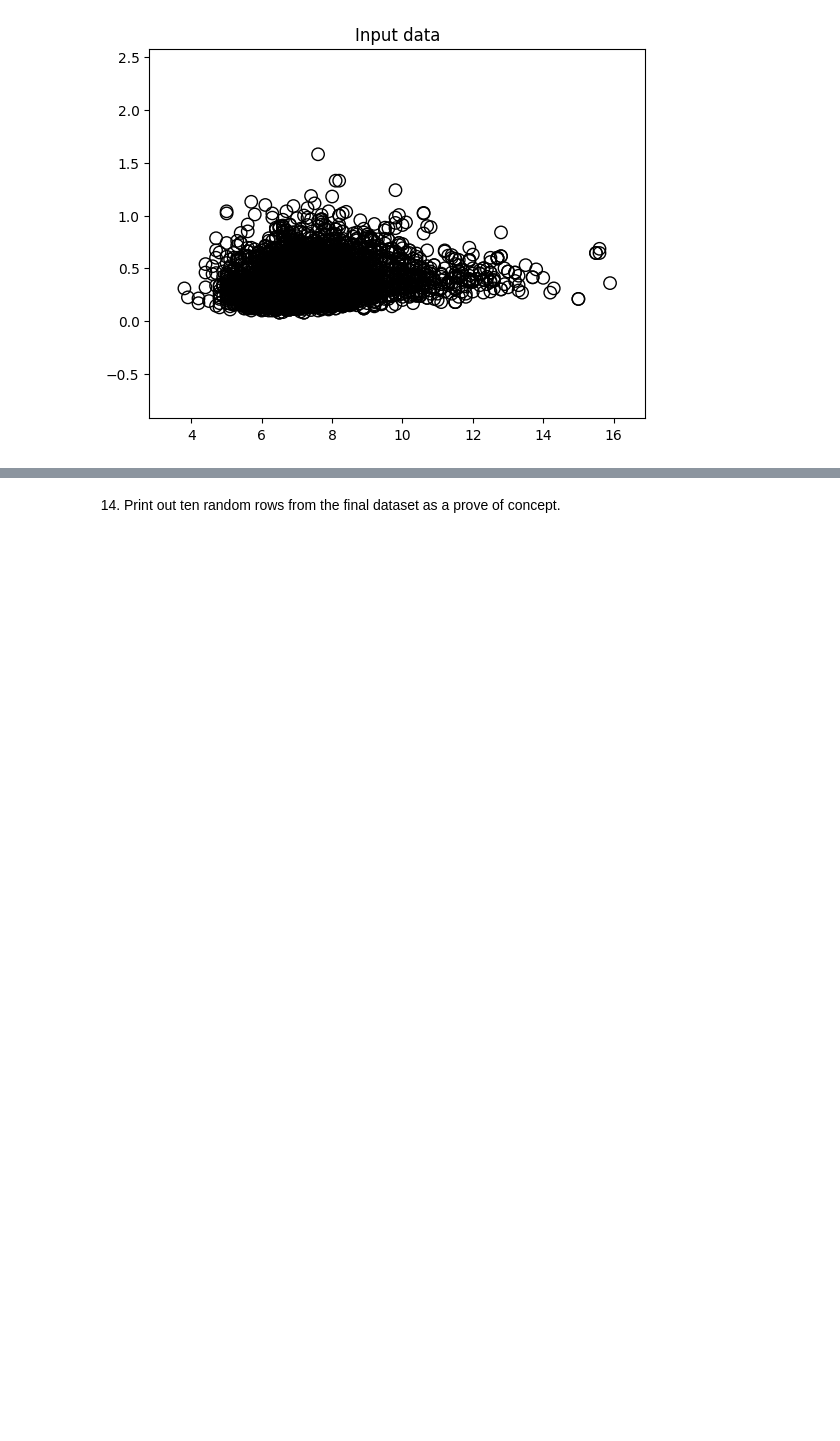
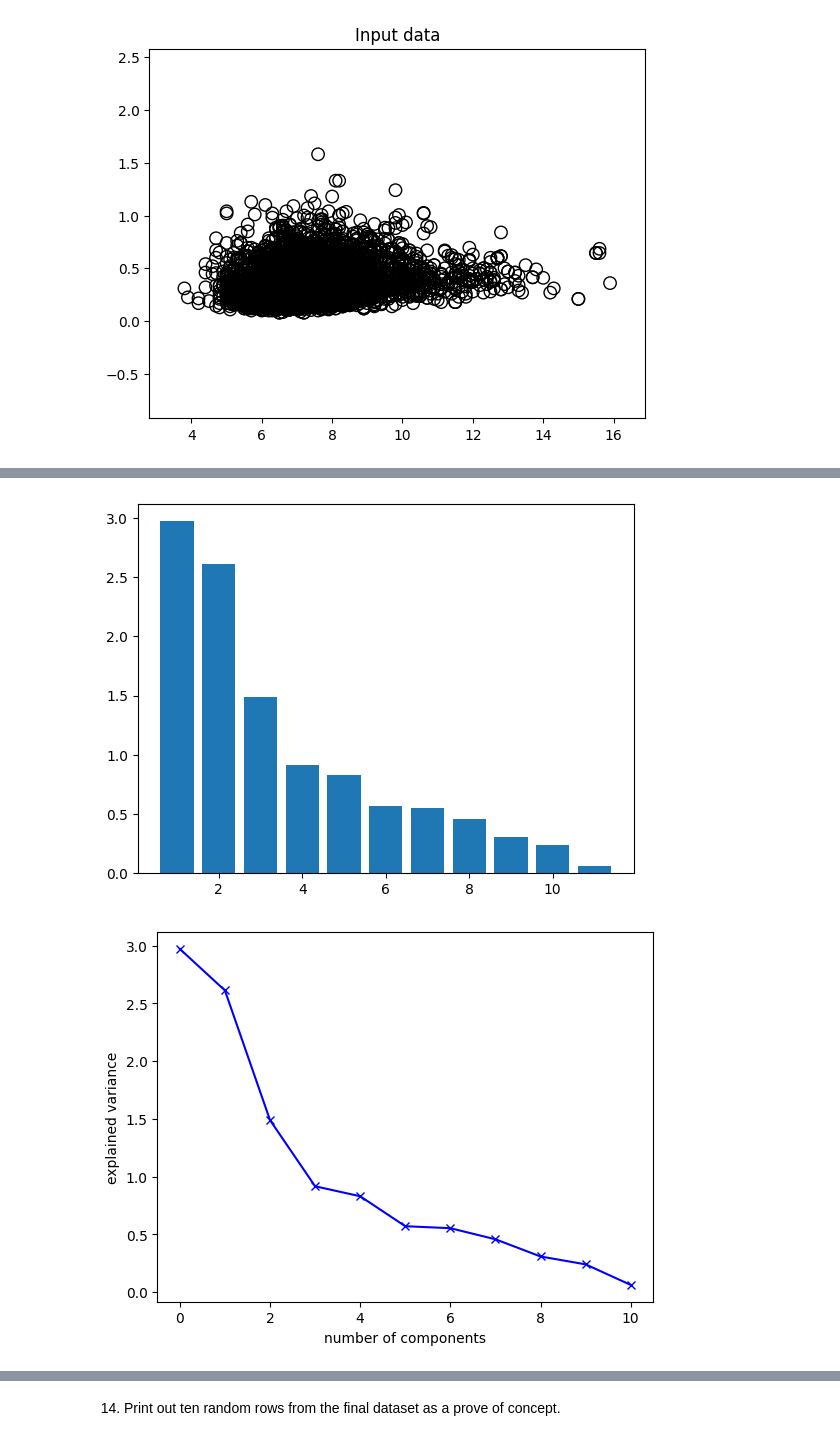
Before and after one commit to Peter537/Dat4-BI-MP2, a Jupyter notebook: winequality-peter.ipynb, the cells around one changed output, grey strips where cells are left out. Cells and saved outputs as stored; diff of their text form; code cells hidden in the pictures; blank space fills up the shorter version.

```diff
--- a/winequality-peter.ipynb
+++ b/winequality-peter.ipynb
@@ -312,0 +387,11 @@ array([[ 3.84374787,  0.10667722, -2.71906059, -0.28487818],
+# %%
+plt.bar(range(1, 11+1), pca.explained_variance_)
+plt.show()
+
+plt.plot(pca.explained_variance_, 'bx-')
+plt.xlabel('number of components')
+plt.ylabel('explained variance')
+plt.show()
+# %% [output]
+[figure, added]
+[figure, added]
```
Also changed, not shown: parts of 21 cells of this notebook.
